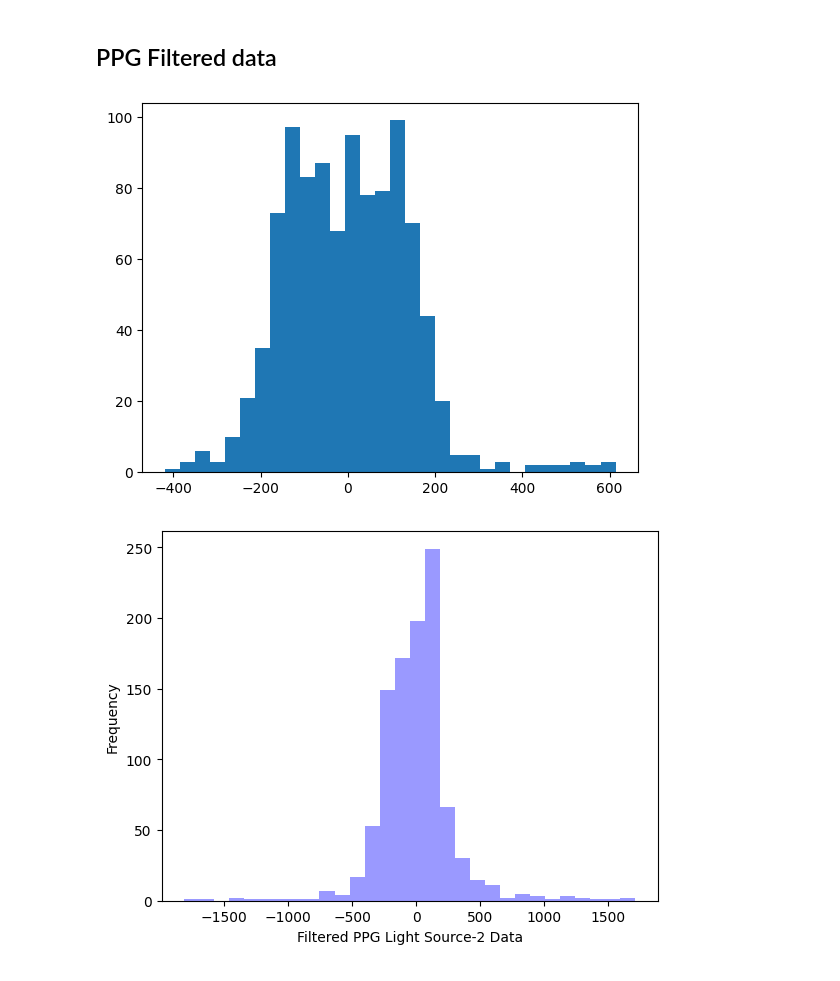
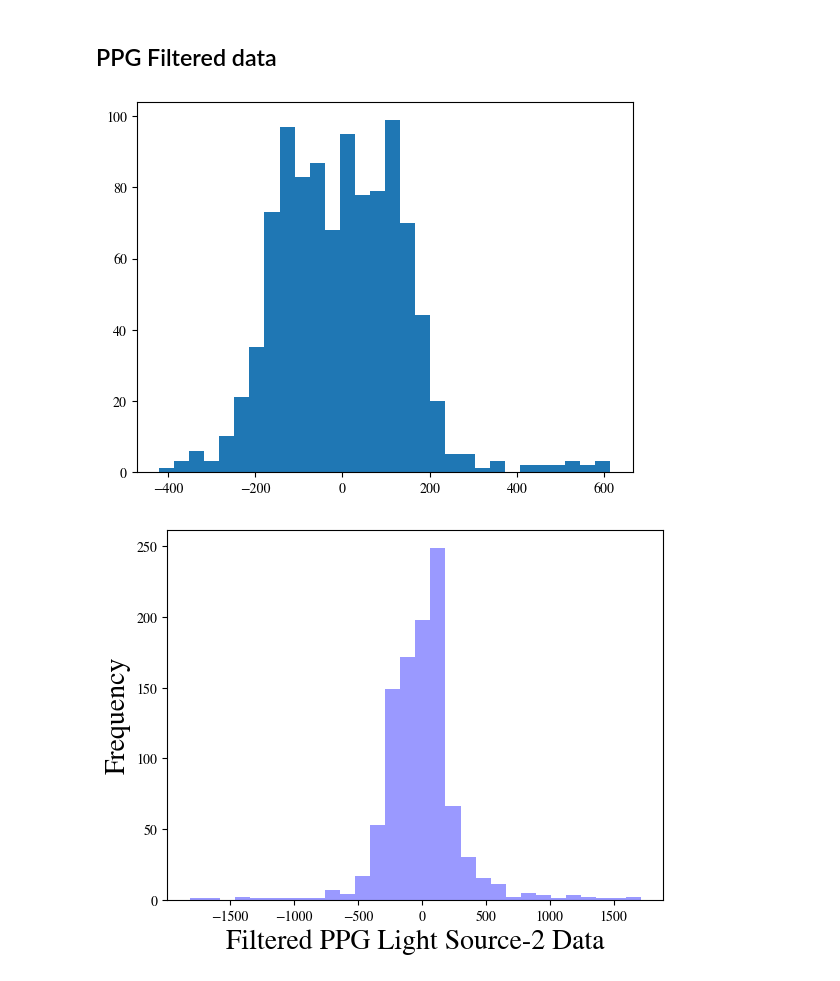
Before and after one commit to SenuraHansaja/H-IoT-Golob-Rice-Compression-Automation, a Jupyter notebook: PPG data/ppg_hist.ipynb, the cells around one changed output. Drawn from its saved outputs; the diff is of its cells as text; code cells hidden in the pictures.

```diff
--- a/PPG data/ppg_hist.ipynb
+++ b/PPG data/ppg_hist.ipynb
@@ -8,6 +8,9 @@ from golomb_code import encode, decode
 import os
 from butterworth import butter_bandpass_filter_zi
 from scipy.interpolate import make_interp_spline
+# %%
+plt.rcParams['mathtext.fontset'] = 'cm'
+plt.rcParams['font.family'] = 'STIXGeneral'
 # %%
 '''
 each column represent the one light source in the ppg sensor
@@ -64,14 +67,14 @@ Butterworth_data_3 = butter_bandpass_filter_zi(data['Unnamed: 3'][:1000], lowcut
 # %%
 plt.hist(Butterworth_data_1, bins =30);
 # %% [output]
-[figure, old version]
+[figure, new version]
 # %%
 plt.hist(Butterworth_data_2, bins =30, color='#9A99FF');
-plt.xlabel('Filtered PPG Light Source-2 Data')
-plt.ylabel('Frequency')
+plt.xlabel('Filtered PPG Light Source-2 Data', fontsize=20)
+plt.ylabel('Frequency' , fontsize=20)
 plt.savefig('PPG Filtered histogram.pdf')
 # %% [output]
-[figure, old version]
+[figure, new version]
 # %%
 plt.hist(Butterworth_data_3, bins =30, range=[-1000, 1000], color='#9A99FF');
 plt.xlabel('Filtered PPG Light Source-3 Data')
```
Also changed, not shown: parts of 4 cells of this notebook, 7 other files.
